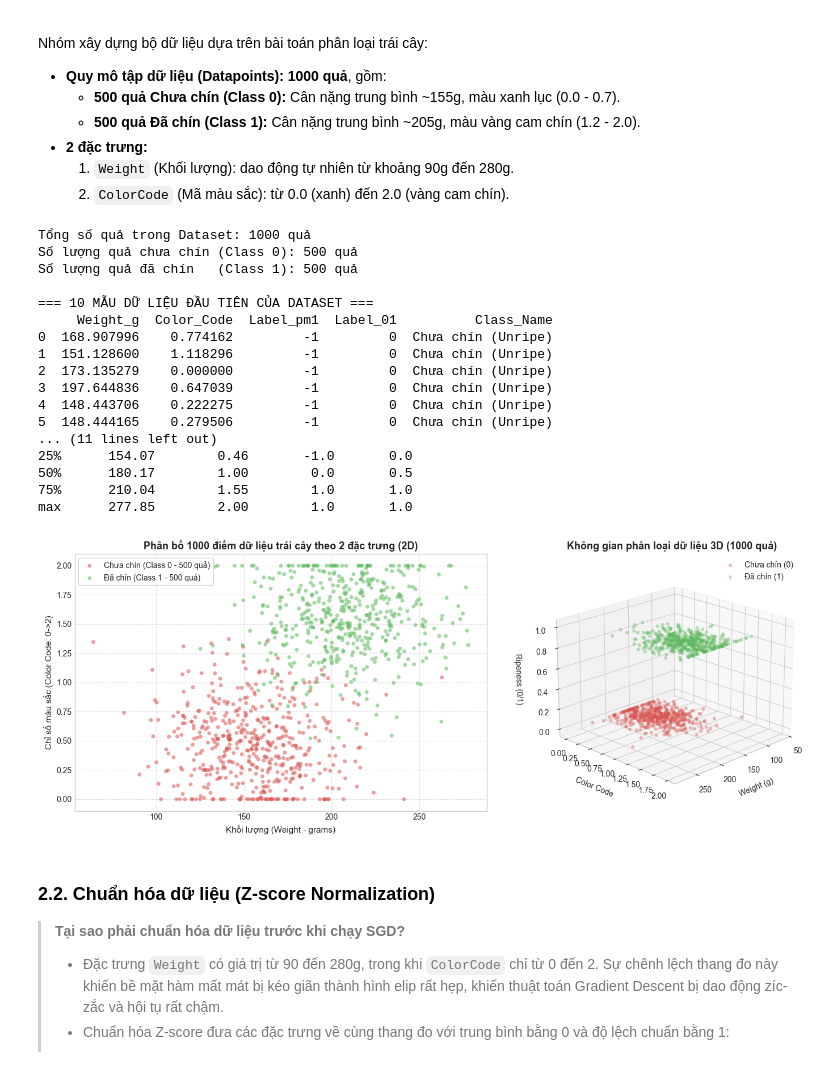
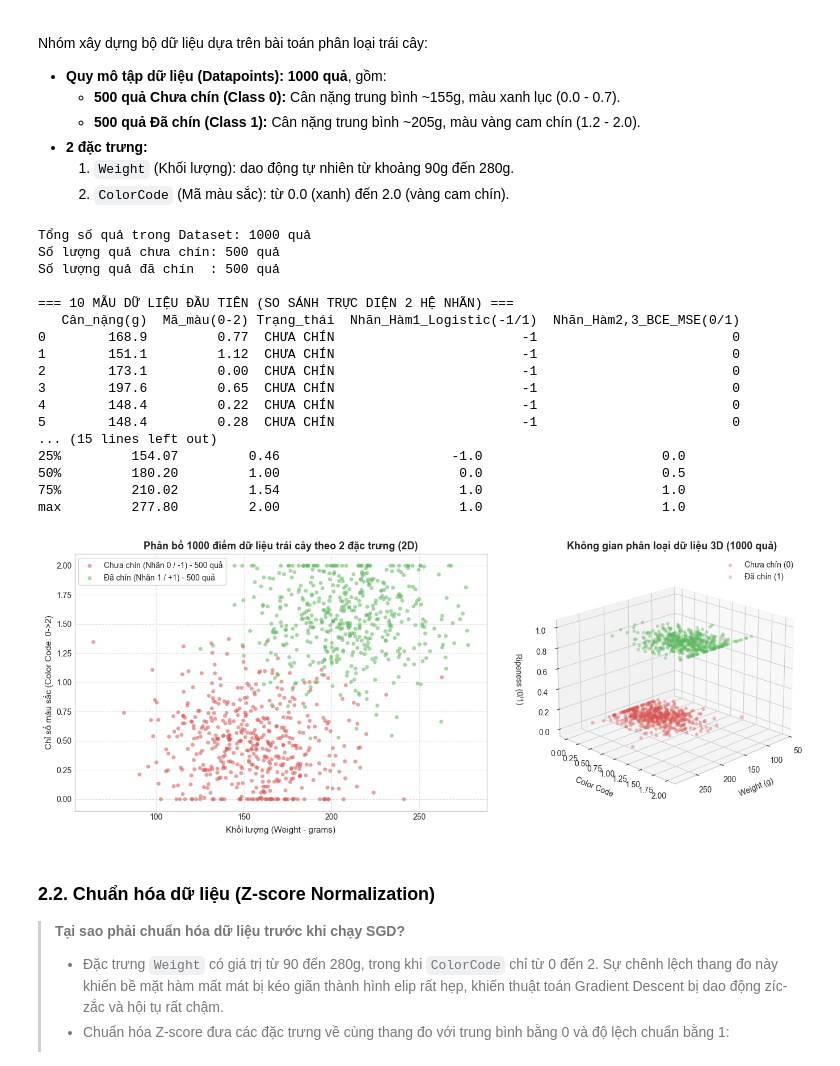
Before and after one commit to JackieDuong2005/artificial-intelligence, a Jupyter notebook: Báo cáo nhóm về Logistic Regression/NhomX.ipynb, the cells around one changed output. Saved outputs shown, nothing was run; the diff lists cells and outputs as text; code cells hidden in the pictures.

Commit message:
Update readable label names in dataset table

```diff
--- a/Báo cáo nhóm về Logistic Regression/NhomX.ipynb
+++ b/Báo cáo nhóm về Logistic Regression/NhomX.ipynb
@@ -132,80 +132,83 @@ X_raw = np.vstack([
 y_pm1 = np.concatenate([y_unripe_pm1, y_ripe_pm1])  # Nhãn {-1, +1} cho Logistic Loss
 y_01 = np.where(y_pm1 == -1, 0, 1)                  # Nhãn {0, 1} cho BCE và MSE
 
-# 3. Đưa vào DataFrame của Pandas để quản lý và thống kê
+# Cấu hình pandas để in đầy đủ các cột ra màn hình không bị cắt dấu ba chấm (...)
+pd.set_option('display.max_columns', None)
+pd.set_option('display.width', 1000)
+
+# 3. Đưa vào DataFrame của Pandas với tên cột trực quan, giải thích rõ 2 hệ nhãn
 df = pd.DataFrame({
-    'Weight_g': X_raw[:, 0],
-    'Color_Code': X_raw[:, 1],
-    'Label_pm1': y_pm1.astype(int),
-    'Label_01': y_01.astype(int),
-    'Class_Name': np.where(y_01 == 1, 'Chín (Ripe)', 'Chưa chín (Unripe)')
+    'Cân_nặng(g)': X_raw[:, 0].round(1),
+    'Mã_màu(0-2)': X_raw[:, 1].round(2),
+    'Trạng_thái': np.where(y_01 == 1, 'ĐÃ CHÍN', 'CHƯA CHÍN'),
+    'Nhãn_Hàm1_Logistic(-1/1)': y_pm1.astype(int),
+    'Nhãn_Hàm2,3_BCE_MSE(0/1)': y_01.astype(int)
 })
 
 print(f"Tổng số quả trong Dataset: {len(df)} quả")
-print(f"Số lượng quả chưa chín (Class 0): {np.sum(y_01 == 0)} quả")
-print(f"Số lượng quả đã chín   (Class 1): {np.sum(y_01 == 1)} quả")
-print("\n=== 10 MẪU DỮ LIỆU ĐẦU TIÊN CỦA DATASET ===")
-print(df.head(10))
+print(f"Số lượng quả chưa chín: {np.sum(y_01 == 0)} quả")
+print(f"Số lượng quả đã chín  : {np.sum(y_01 == 1)} quả")
+print("\n=== 10 MẪU DỮ LIỆU ĐẦU TIÊN (SO SÁNH TRỰC DIỆN 2 HỆ NHÃN) ===")
+print(df.head(10).to_string(index=True))
+print("\n* Chú thích:")
+print("  - Nhãn_Hàm1_Logistic(-1/1)  : -1 là Chưa chín, +1 là Đã chín (Dùng cho Hàm 1: Logistic Loss)")
+print("  - Nhãn_Hàm2,3_BCE_MSE(0/1)  :  0 là Chưa chín,  1 là Đã chín (Dùng cho Hàm 2: BCE và Hàm 3: MSE)")
 print("\n=== THỐNG KÊ MÔ TẢ DỮ LIỆU (1000 MẪU) ===")
-print(df.describe().round(2))
+print(df.describe().round(2).to_string())
 # %% [output]
 Tổng số quả trong Dataset: 1000 quả
-Số lượng quả chưa chín (Class 0): 500 quả
-Số lượng quả đã chín   (Class 1): 500 quả
+Số lượng quả chưa chín: 500 quả
+Số lượng quả đã chín  : 500 quả
 
-=== 10 MẪU DỮ LIỆU ĐẦU TIÊN CỦA DATASET ===
-     Weight_g  Color_Code  Label_pm1  Label_01          Class_Name
-0  168.907996    0.774162         -1         0  Chưa chín (Unripe)
-1  151.128600    1.118296         -1         0  Chưa chín (Unripe)
-2  173.135279    0.000000         -1         0  Chưa chín (Unripe)
-3  197.644836    0.647039         -1         0  Chưa chín (Unripe)
-4  148.443706    0.222275         -1         0  Chưa chín (Unripe)
-5  148.444165    0.279506         -1         0  Chưa chín (Unripe)
-... (11 lines left out)
-25%      154.07        0.46       -1.0       0.0
-50%      180.17        1.00        0.0       0.5
-75%      210.04        1.55        1.0       1.0
-max      277.85        2.00        1.0       1.0
+=== 10 MẪU DỮ LIỆU ĐẦU TIÊN (SO SÁNH TRỰC DIỆN 2 HỆ NHÃN) ===
+   Cân_nặng(g)  Mã_màu(0-2) Trạng_thái  Nhãn_Hàm1_Logistic(-1/1)  Nhãn_Hàm2,3_BCE_MSE(0/1)
+0        168.9         0.77  CHƯA CHÍN                        -1                         0
+1        151.1         1.12  CHƯA CHÍN                        -1                         0
+2        173.1         0.00  CHƯA CHÍN                        -1                         0
+3        197.6         0.65  CHƯA CHÍN                        -1                         0
+4        148.4         0.22  CHƯA CHÍN                        -1                         0
+5        148.4         0.28  CHƯA CHÍN                        -1                         0
+... (15 lines left out)
+25%         154.07         0.46                      -1.0                       0.0
+50%         180.20         1.00                       0.0                       0.5
+75%         210.02         1.54                       1.0                       1.0
+max         277.80         2.00                       1.0                       1.0
 # %%
 # Trực quan hóa dữ liệu phân bố của 1000 quả bằng biểu đồ 2D và 3D
 fig, axes = plt.subplots(1, 2, figsize=(15, 5.5))
 
 # Biểu đồ 1: Scatter Plot 2D (Weight vs Color Code) của 1000 quả
 ax1 = axes[0]
-scatter_0 = ax1.scatter(df[df['Label_01'] == 0]['Weight_g'], df[df['Label_01'] == 0]['Color_Code'],
-                        c='#d9534f', label='Chưa chín (Class 0 - 500 quả)', alpha=0.55, s=25, edgecolors='none')
-scatter_1 = ax1.scatter(df[df['Label_01'] == 1]['Weight_g'], df[df['Label_01'] == 1]['Color_Code'],
-                        c='#5cb85c', label='Đã chín (Class 1 - 500 quả)', alpha=0.55, s=25, edgecolors='none')
+scatter_0 = ax1.scatter(X_raw[y_01 == 0, 0], X_raw[y_01 == 0, 1],
+                        c='#d9534f', label='Chưa chín (Nhãn 0 / -1) - 500 quả', alpha=0.55, s=25, edgecolors='none')
+scatter_1 = ax1.scatter(X_raw[y_01 == 1, 0], X_raw[y_01 == 1, 1],
+                        c='#5cb85c', label='Đã chín (Nhãn 1 / +1) - 500 quả', alpha=0.55, s=25, edgecolors='none')
 ax1.set_title('Phân bố 1000 điểm dữ liệu trái cây theo 2 đặc trưng (2D)', fontsize=13, fontweight='bold')
 ax1.set_xlabel('Khối lượng (Weight - grams)', fontsize=11)
 ax1.set_ylabel('Chỉ số màu sắc (Color Code: 0->2)', fontsize=11)
 ax1.legend(frameon=True, facecolor='white', framealpha=0.9)
 ax1.grid(True, linestyle='--', alpha=0.6)
 
 # Biểu đồ 2: Biểu đồ 3D (Weight, Color Code, Ripeness)
 from mpl_toolkits.mplot3d import Axes3D
 ax2 = fig.add_subplot(1, 2, 2, projection='3d')
 axes[1].remove() # Thay trục phụ 2D thành trục 3D
 
-ax2.scatter(df[df['Label_01'] == 0]['Weight_g'],
-            df[df['Label_01'] == 0]['Color_Code'],
-            df[df['Label_01'] == 0]['Label_01'],
+ax2.scatter(X_raw[y_01 == 0, 0], X_raw[y_01 == 0, 1], y_01[y_01 == 0],
             c='#d9534f', label='Chưa chín (0)', s=20, alpha=0.4, edgecolors='none')
-ax2.scatter(df[df['Label_01'] == 1]['Weight_g'],
-            df[df['Label_01'] == 1]['Color_Code'],
-            df[df['Label_01'] == 1]['Label_01'],
+ax2.scatter(X_raw[y_01 == 1, 0], X_raw[y_01 == 1, 1], y_01[y_01 == 1],
             c='#5cb85c', label='Đã chín (1)', s=20, alpha=0.4, edgecolors='none')
 ax2.set_title('Không gian phân loại dữ liệu 3D (1000 quả)', fontsize=13, fontweight='bold')
 ax2.set_xlabel('Weight (g)', labelpad=8)
 ax2.set_ylabel('Color Code', labelpad=8)
 ax2.set_zlabel('Ripeness (0/1)', labelpad=8)
 ax2.view_init(elev=20, azim=45)
 ax2.legend()
 
 plt.tight_layout()
 plt.show()
 # %% [output]
-[figure, old version]
+[figure, new version]
 # %% [markdown]
 ### 2.2. Chuẩn hóa dữ liệu (Z-score Normalization)
 
```
